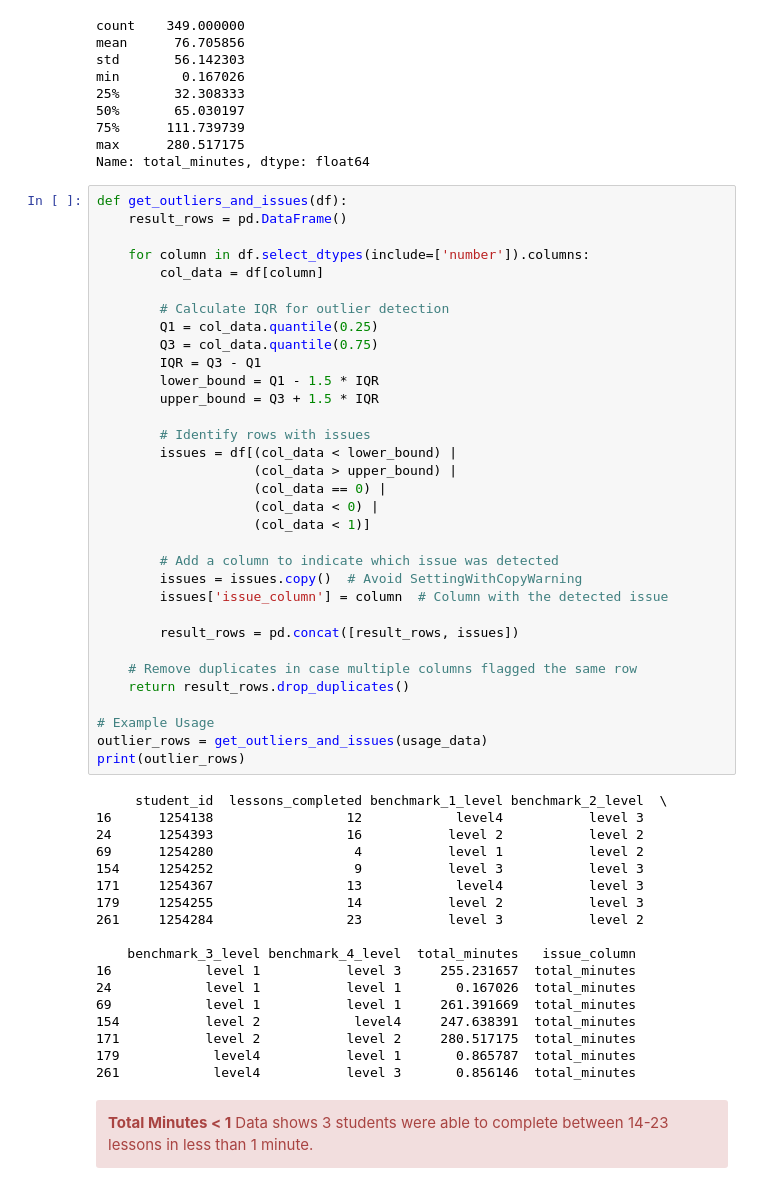
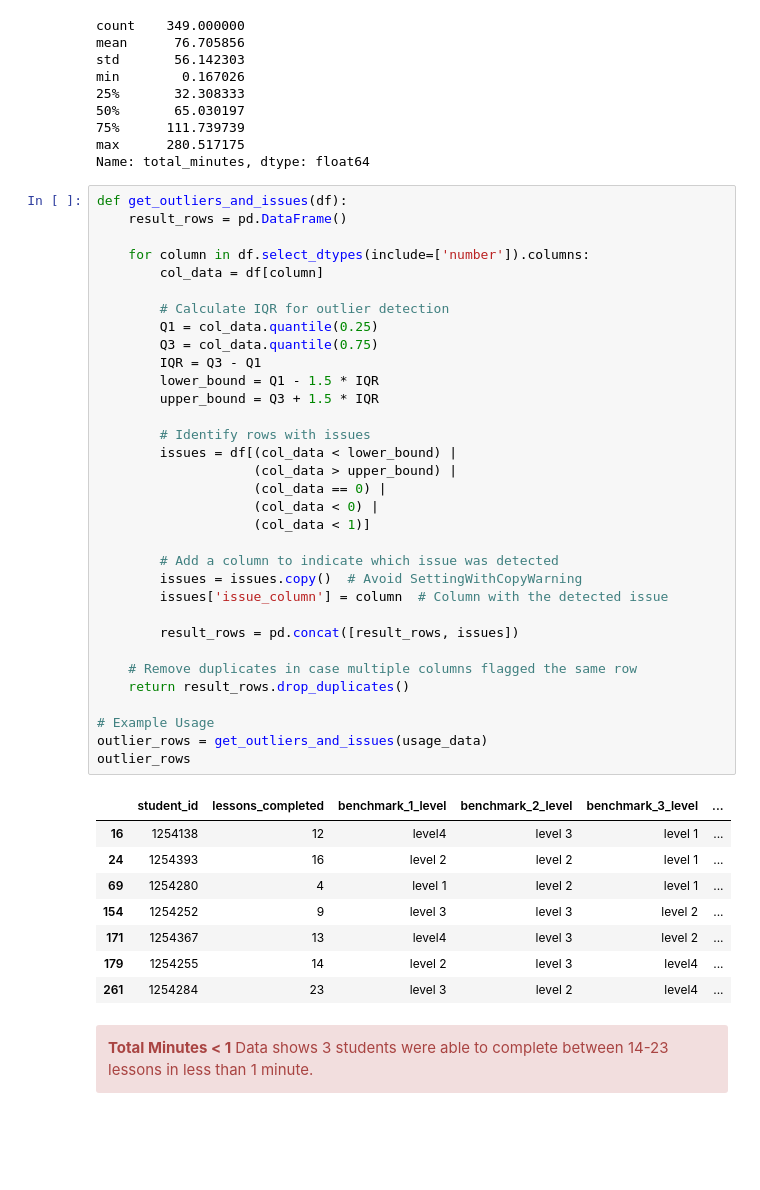
Before and after one commit to bo-boka/student-data-cleaning-project, a Jupyter notebook: Student-Math-Data-Analysis-Workbook.ipynb, the cells around one changed output. Drawn from its saved outputs; the diff is of its cells as text; blank space fills up the shorter version.

```diff
--- a/Student-Data-Analysis.ipynb
+++ b/Student-Math-Data-Analysis-Workbook.ipynb
@@ -182,51 +186,42 @@ def get_outliers_and_issues(df):
 
     for column in df.select_dtypes(include=['number']).columns:
         col_data = df[column]
 
         # Calculate IQR for outlier detection
         Q1 = col_data.quantile(0.25)
         Q3 = col_data.quantile(0.75)
         IQR = Q3 - Q1
         lower_bound = Q1 - 1.5 * IQR
         upper_bound = Q3 + 1.5 * IQR
 
         # Identify rows with issues
         issues = df[(col_data < lower_bound) |
                     (col_data > upper_bound) |
                     (col_data == 0) |
                     (col_data < 0) |
                     (col_data < 1)]
 
         # Add a column to indicate which issue was detected
         issues = issues.copy()  # Avoid SettingWithCopyWarning
         issues['issue_column'] = column  # Column with the detected issue
 
         result_rows = pd.concat([result_rows, issues])
 
     # Remove duplicates in case multiple columns flagged the same row
     return result_rows.drop_duplicates()
 
 # Example Usage
 outlier_rows = get_outliers_and_issues(usage_data)
-print(outlier_rows)
+outlier_rows
 # %% [output]
-     student_id  lessons_completed benchmark_1_level benchmark_2_level  \
-16      1254138                 12            level4           level 3
-24      1254393                 16           level 2           level 2
-69      1254280                  4           level 1           level 2
-154     1254252                  9           level 3           level 3
-171     1254367                 13            level4           level 3
-179     1254255                 14           level 2           level 3
-261     1254284                 23           level 3           level 2
-
-    benchmark_3_level benchmark_4_level  total_minutes   issue_column
-16            level 1           level 3     255.231657  total_minutes
-24            level 1           level 1       0.167026  total_minutes
-69            level 1           level 1     261.391669  total_minutes
-154           level 2            level4     247.638391  total_minutes
-171           level 2           level 2     280.517175  total_minutes
-179            level4           level 1       0.865787  total_minutes
-261            level4           level 3       0.856146  total_minutes
+|  | student_id | lessons_completed | benchmark_1_level | benchmark_2_level | benchmark_3_level | ... |
+| 16 | 1254138 | 12 | level4 | level 3 | level 1 | ... |
+| 24 | 1254393 | 16 | level 2 | level 2 | level 1 | ... |
+| 69 | 1254280 | 4 | level 1 | level 2 | level 1 | ... |
+| 154 | 1254252 | 9 | level 3 | level 3 | level 2 | ... |
+| 171 | 1254367 | 13 | level4 | level 3 | level 2 | ... |
+| 179 | 1254255 | 14 | level 2 | level 3 | level4 | ... |
+| 261 | 1254284 | 23 | level 3 | level 2 | level4 | ... |
 # %% [markdown]
 <div class="alert alert-block alert-danger">
 <b>Total Minutes < 1</b> Data shows 3 students were able to complete between 14-23 lessons in less than 1 minute.
```
Also changed, not shown: parts of 18 cells of this notebook, 5 other files.
